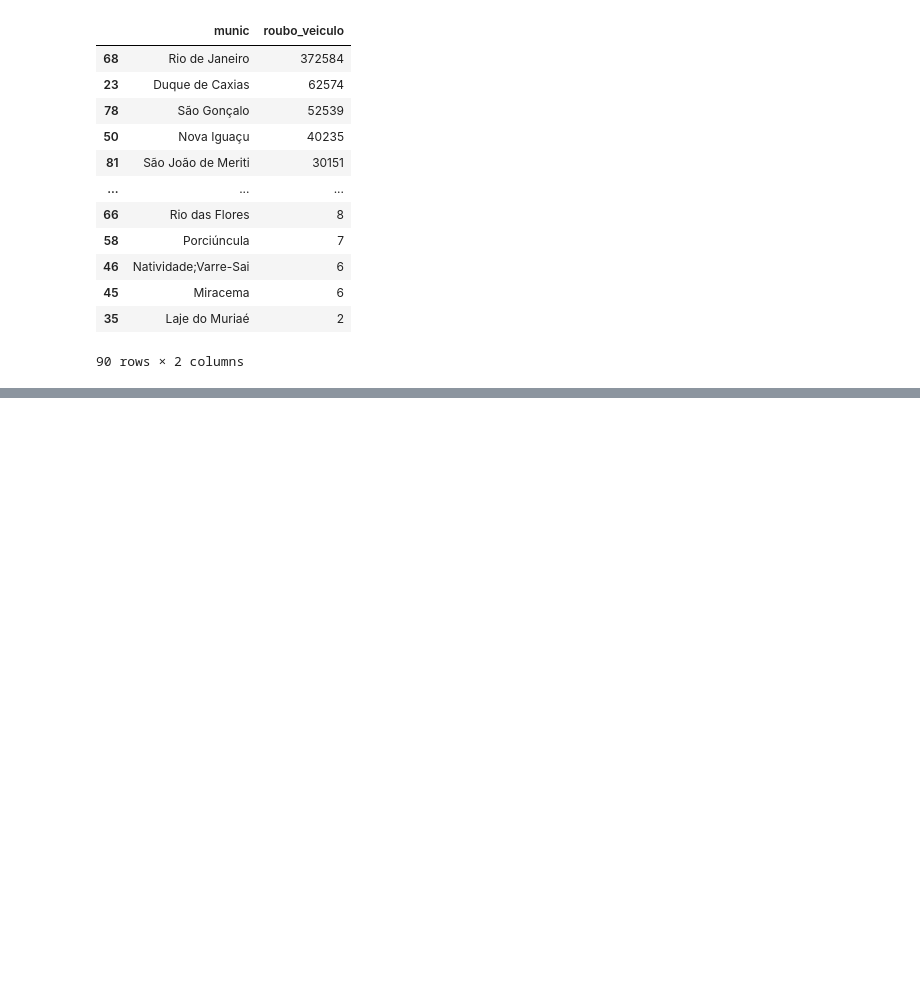
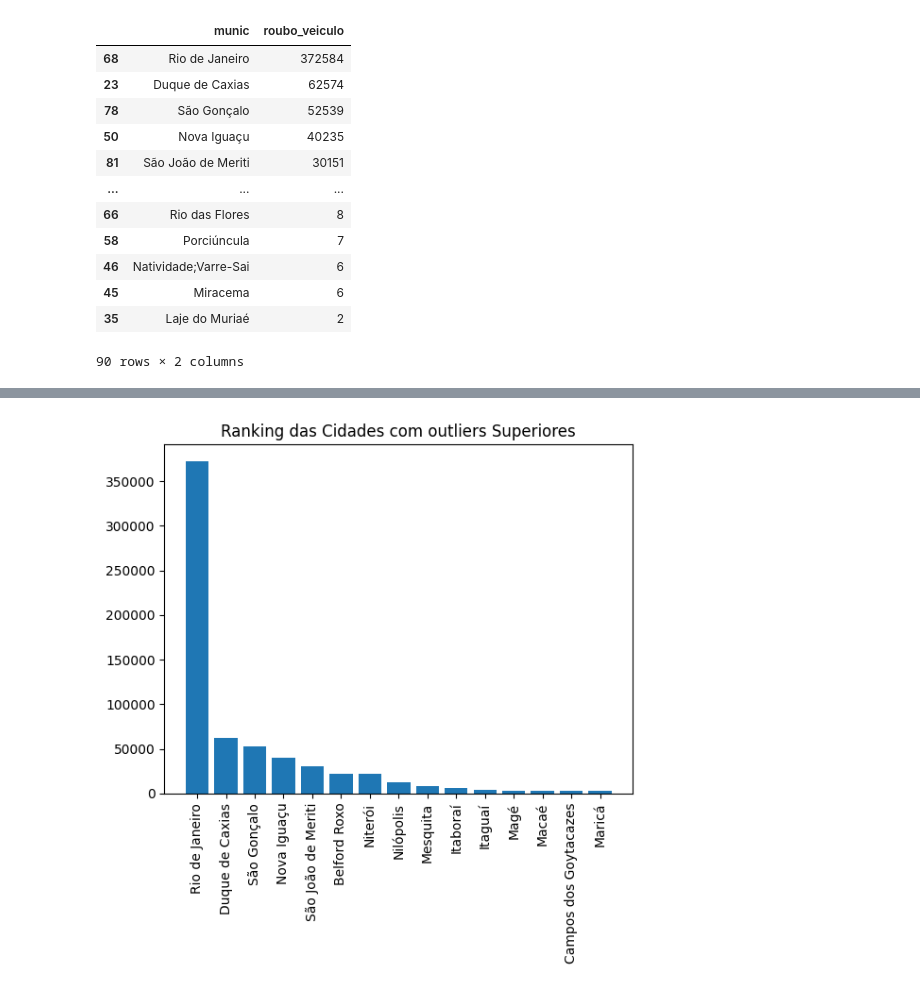
Before and after one commit to Tchiello/codigos_py, a Jupyter notebook: Analise/06.merge.ipynb, the cells around one changed output, grey strips where cells are left out. Drawn from its saved outputs; the diff is of its cells as text; code cells hidden in the pictures; blank space fills up the shorter version.

```diff
--- a/Analise/06.merge.ipynb
+++ b/Analise/06.merge.ipynb
@@ -62,8 +62,21 @@ roubo_veiculo_array = np.array(df_roubo_veiculos['roubo_veiculo'])
 amplitude = np.max(roubo_veiculo_array) - np.min(roubo_veiculo_array)
 media_roubos = np.mean(roubo_veiculo_array)
 mediana_roubos = np.median(roubo_veiculo_array)
-desvio_padrao_roubos = np.std(roubo_veiculo_array)
+# pacote de dispersão e posição
 q1 = np.quantile(roubo_veiculo_array, 0.25)
 q2 = np.quantile(roubo_veiculo_array, 0.50)
 q3 = np.quantile(roubo_veiculo_array, 0.75)
-print(f'Q1: {q1}, Q2: {q2}, Q3: {q3}')
+# criar recortes com os outliers
+iqr = q3 - q1
+# limite superior -> identificar outliers acima de q3
+limite_superior = q3 + 1.5 * iqr
+# limite inferior -> identificar outliers abaixo de q1
+limite_inferior = q1 - 1.5 * iqr
+# Pacote de dispersão
+desvio = np.std(roubo_veiculo_array)
+variancia = np.var(roubo_veiculo_array)
+distancia_var_media = abs(variancia/media_roubos**2)
+cv = desvio/media_roubos
+
+assimetria = df_roubo_veiculos['roubo_veiculo'].skew()
+kurt = df_roubo_veiculos['roubo_veiculo'].kurtosis()
@@ -71,0 +113,17 @@ Q1: 47.0, Q2: 247.5, Q3: 989.5
+# %%
+# Criar dois novos data frames para verificar se há ouliers de quais cidades ocorrem mais roubos
+df_roubo_outliers_inferiores = df_roubo_veiculos[df_roubo_veiculos['roubo_veiculo'] < limite_inferior]
+df_roubo_outliers_superiores = df_roubo_veiculos[df_roubo_veiculos['roubo_veiculo'] > limite_superior]
+# outliers inferiores
+if df_roubo_outliers_inferiores.empty:
+    print("Não há outliers inferiores")
+else:
+    print(df_roubo_outliers_inferiores.sort_values(by='roubo_veiculo', ascending=False))
+
+df_roubo_outliers_superiores = df_roubo_veiculos[df_roubo_veiculos['roubo_veiculo'] < limite_inferior]
+df_roubo_outliers_superiores = df_roubo_veiculos[df_roubo_veiculos['roubo_veiculo'] > limite_superior]
+# outliers superiores
+if df_roubo_outliers_superiores.empty:
+    print("Não há outliers superiores")
+else:
+    print(df_roubo_outliers_superiores.sort_values(by='roubo_veiculo', ascending=False))
@@ -71,0 +156,7 @@ Q1: 47.0, Q2: 247.5, Q3: 989.5
+# %%
+plt.bar(df_roubo_outliers_superiores['munic'], df_roubo_outliers_superiores['roubo_veiculo'])
+plt.xticks(rotation=90)
+plt.title('Ranking das Cidades com outliers Superiores')
+plt.show()
+# %% [output]
+[figure, added]
```
Also changed, not shown: parts of 11 cells of this notebook, 4 other files.
